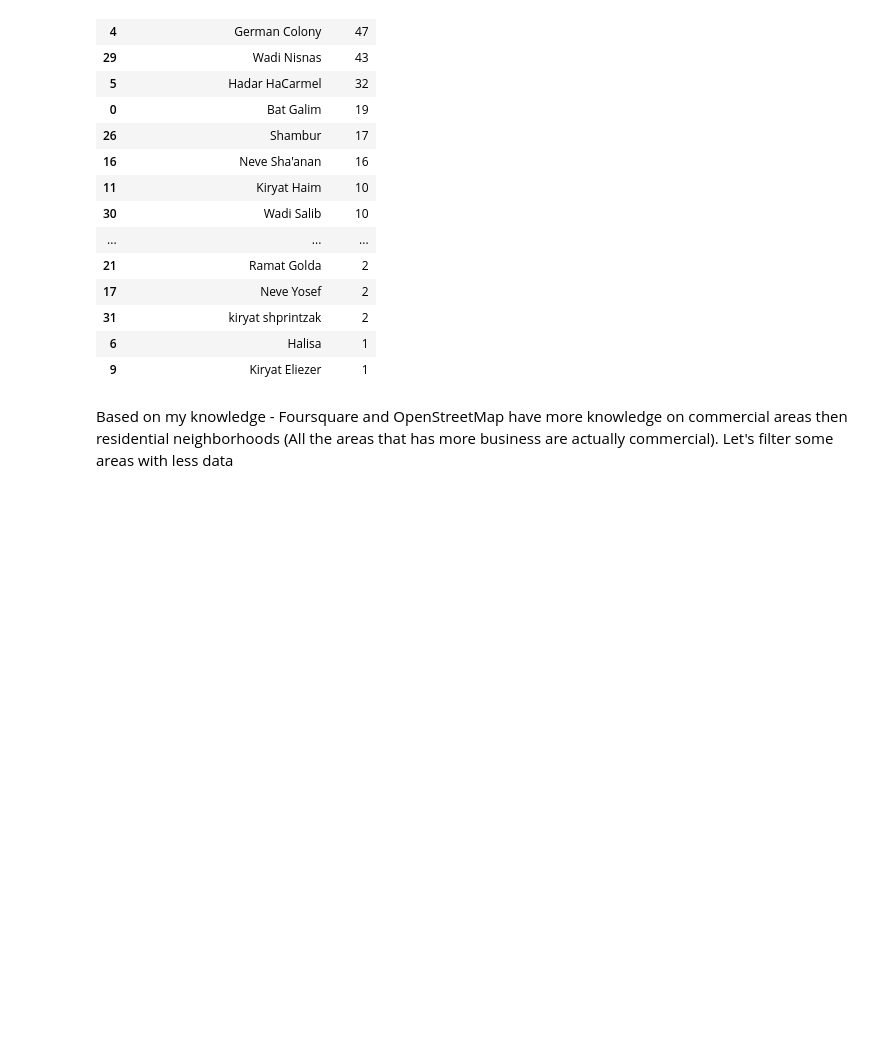
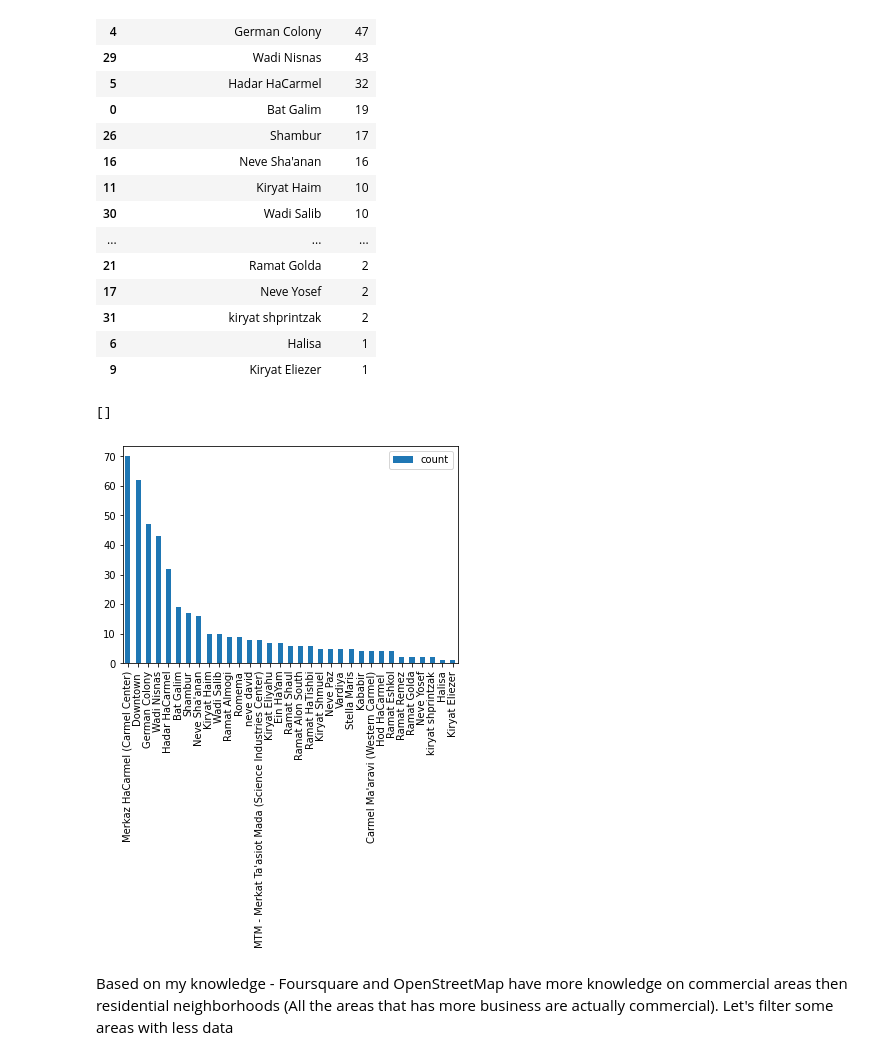
Before and after one commit to roeegro/Applied-Data-Science-Capstone-Course, a Jupyter notebook: Segmentation_and_clustering_of_neighboarhoods_in_haifa.ipynb, the cells around one changed output. Cells and saved outputs as stored; diff of their text form; code cells hidden in the pictures; blank space fills up the shorter version.

```diff
--- a/Segmentation_and_clustering_of_neighboarhoods_in_haifa.ipynb
+++ b/Segmentation_and_clustering_of_neighboarhoods_in_haifa.ipynb
@@ -435,6 +436,13 @@ number_of_venues_by_neighborhood
 | 31 | kiryat shprintzak | 2 |
 | 6 | Halisa | 1 |
 | 9 | Kiryat Eliezer | 1 |
+# %%
+ax = number_of_venues_by_neighborhood.plot.bar()
+ax.set_xticklabels(number_of_venues_by_neighborhood['Neighborhood'].to_list())
+ax.plot()
+# %% [output]
+[]
+[figure, added]
 # %% [markdown]
 Based on my knowledge - Foursquare and OpenStreetMap have more knowledge on commercial areas then residential neighborhoods (All the areas that has more business are actually commercial). Let's filter some areas with less data
 # %%
```
Also changed, not shown: parts of 7 cells of this notebook.
